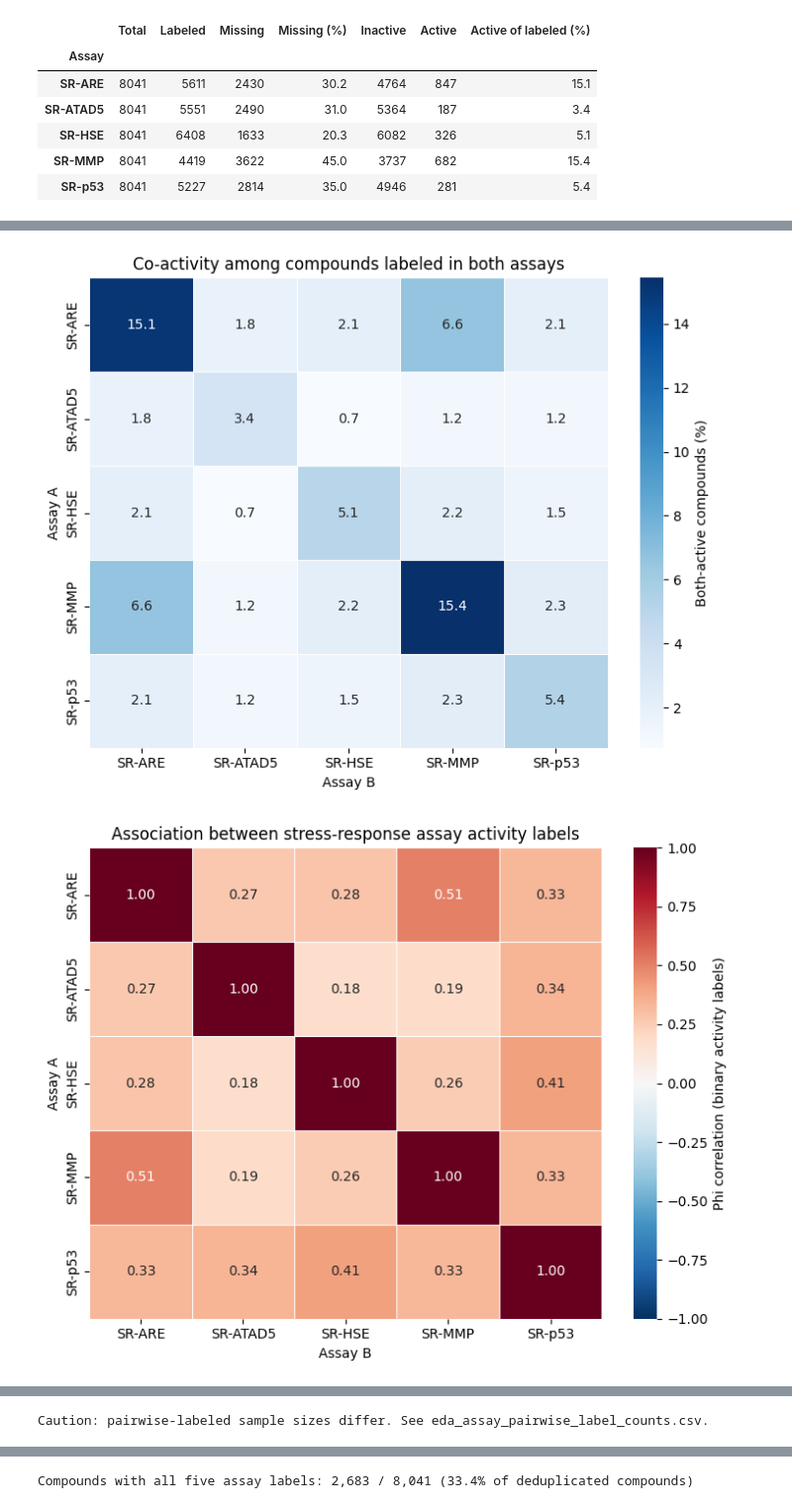
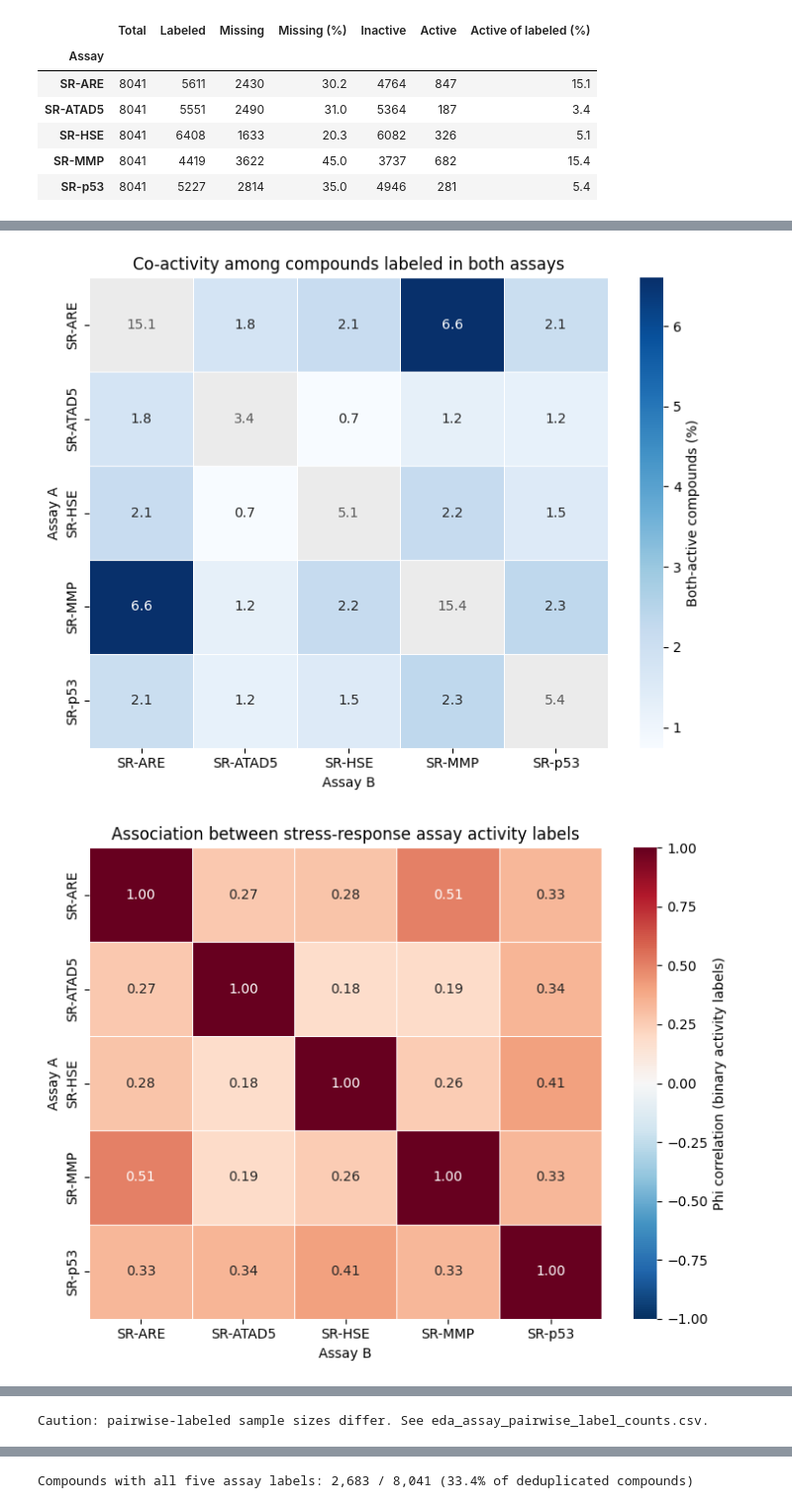
Before and after one commit to Natashasia/CHE1147-Group-6, a Jupyter notebook: notebooks/01_EDA.ipynb, the cells around one changed output, grey strips where cells are left out. Shown at 99% size. Saved outputs shown, nothing was run; the diff lists cells and outputs as text; code cells hidden in the pictures.

Commit message:
Updated EDA to explore duplicate-label loss and co-activity enrichment

```diff
--- a/notebooks/01_EDA.ipynb
+++ b/notebooks/01_EDA.ipynb
@@ -338,32 +401,57 @@ Number of compounds observed in both assays:
 # %%
 # Heatmap 1: observed percent active in BOTH assays (pairwise-labeled denominator).
+s2_diag_mask = np.eye(len(s2_assays), dtype=bool)
+
 fig, ax = plt.subplots(figsize=(7.4, 5.8))
+ax.set_facecolor('0.92')
 sns.heatmap(
-    s2_coactive_pct, annot=True, fmt='.1f', cmap='Blues',
+    s2_coactive_pct, mask=s2_diag_mask, annot=True, fmt='.1f', cmap='Blues',
     linewidths=0.5, cbar_kws={'label': 'Both-active compounds (%)'}, ax=ax,
 )
+for i, assay in enumerate(s2_assays):
+    ax.text(i + 0.5, i + 0.5, f'{s2_coactive_pct.loc[assay, assay]:.1f}',
+            ha='center', va='center', color='0.35')
+
 ax.set_title('Co-activity among compounds labeled in both assays')
 ax.set_xlabel('Assay B')
 ax.set_ylabel('Assay A')
 fig.tight_layout()
 fig.savefig(s2_figures / 'figure3_assay_coactivity_pct.png', dpi=300, bbox_inches='tight')
 plt.show()
 
 # Heatmap 2: phi association between labels, using only jointly observed pairs.
 fig, ax = plt.subplots(figsize=(7.4, 5.8))
 sns.heatmap(
     s2_phi, annot=True, fmt='.2f', cmap='RdBu_r',
     vmin=-1, vmax=1, center=0, linewidths=0.5,
     cbar_kws={'label': 'Phi correlation (binary activity labels)'}, ax=ax,
 )
 ax.set_title('Association between stress-response assay activity labels')
 ax.set_xlabel('Assay B')
 ax.set_ylabel('Assay A')
 fig.tight_layout()
 fig.savefig(s2_figures / 'figure4_assay_phi_correlation.png', dpi=300, bbox_inches='tight')
 plt.show()
 
+# Heatmap 3: Enrichment ratio showing co-activity over chance.
+fig, ax = plt.subplots(figsize=(7.4, 5.8))
+ax.set_facecolor('0.92')
+sns.heatmap(
+    s2_enrichment, mask=s2_diag_mask, annot=True, fmt='.1f', cmap='Blues',
+    vmin=1, linewidths=0.5,
+    cbar_kws={'label': 'Co-activity relative to chance'}, ax=ax,
+)
+for i in range(len(s2_assays)):
+    ax.text(i + 0.5, i + 0.5, '—', ha='center', va='center', color='0.35')
+
+ax.set_title('Co-activity enrichment over chance')
+ax.set_xlabel('Assay B')
+ax.set_ylabel('Assay A')
+fig.tight_layout()
+fig.savefig(s2_figures / 'figure5_assay_coactivity_enrichment.png', dpi=300, bbox_inches='tight')
+plt.show()
+
 print('Caution: pairwise-labeled sample sizes differ. See eda_assay_pairwise_label_counts.csv.')
 # %% [output]
-[figure, old version]
+[figure, new version]
 [figure]
```
Also changed, not shown: parts of 19 cells of this notebook, 16 other files.
